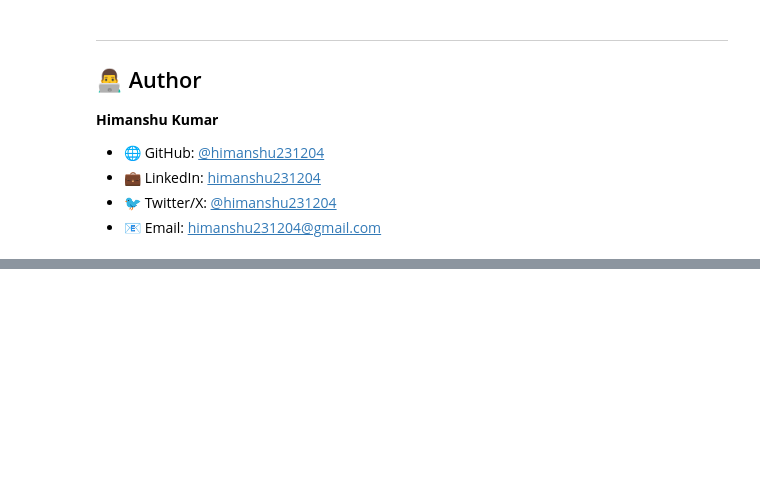
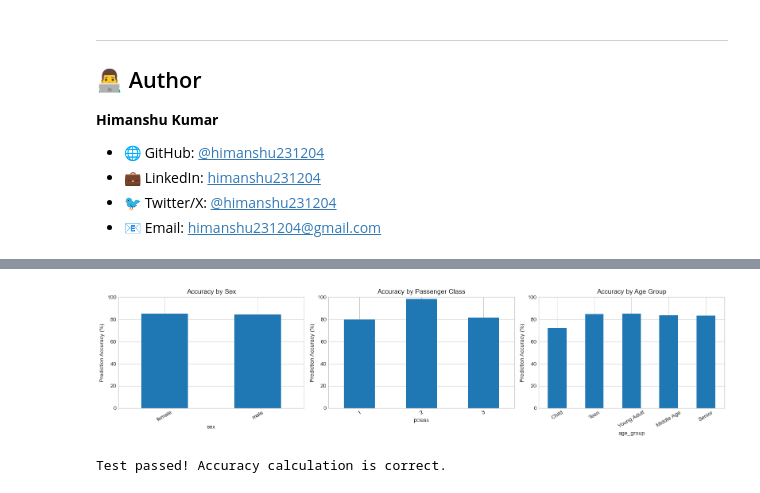
Before and after one commit to himanshu231204/ml-mastery, a Jupyter notebook: 03_projects/titanic.ipynb, the cells around one changed output, grey strips where cells are left out. Drawn from its saved outputs; the diff is of its cells as text; code cells hidden in the pictures; blank space fills up the shorter version.

Commit message:
Add Titanic passenger group performance evaluation

```diff
--- a/03_projects/titanic.ipynb
+++ b/03_projects/titanic.ipynb
@@ -625,0 +689,20 @@ plt.show()
+# %%
+# Compare prediction accuracy by age group
+# Contributor: Tramy Nguyen
+
+# Create age categories
+group_results["age_group"] = pd.cut(
+    group_results["age"],
+    bins=[0, 12, 18, 40, 60, float("inf")],
+    labels=["Child", "Teen", "Young Adult", "Middle Age", "Senior"],
+    include_lowest=True
+)
+
+# Calculate prediction accuracy for each age group
+age_accuracy = group_results.groupby("age_group", observed=True).apply(
+    lambda group: accuracy_score(group["Actual"], group["Predicted"]),
+    include_groups=False
+)
+
+print("Prediction Accuracy by Age Group:")
+print(age_accuracy)
@@ -625,0 +718,41 @@ plt.show()
+# %%
+import matplotlib.pyplot as plt
+
+# Visualize prediction accuracy across passenger groups
+fig, axes = plt.subplots(1, 3, figsize=(16, 4))
+
+sex_accuracy.mul(100).plot(
+    kind="bar", ax=axes[0], title="Accuracy by Sex"
+)
+
+class_accuracy.mul(100).plot(
+    kind="bar", ax=axes[1], title="Accuracy by Passenger Class"
+)
+
+age_accuracy.mul(100).plot(
+    kind="bar", ax=axes[2], title="Accuracy by Age Group"
+)
+
+for ax in axes:
+    ax.set_ylabel("Prediction Accuracy (%)")
+    ax.set_ylim(0, 100)
+    ax.tick_params(axis="x", rotation=30)
+
+plt.tight_layout()
+plt.show()
+# %% [output]
+[figure, added]
+# %%
+# Test passenger-group accuracy calculation
+# Contributor: Tramy Nguyen
+
+test_actual = [1, 0, 1, 0]
+test_predicted = [1, 0, 0, 0]
+
+test_accuracy = accuracy_score(test_actual, test_predicted)
+
+assert test_accuracy == 0.75, "Accuracy calculation failed!"
+
+print("Test passed! Accuracy calculation is correct.")
+# %% [output]
+Test passed! Accuracy calculation is correct.
```
Also changed, not shown: parts of 11 cells of this notebook, 1 other file.
